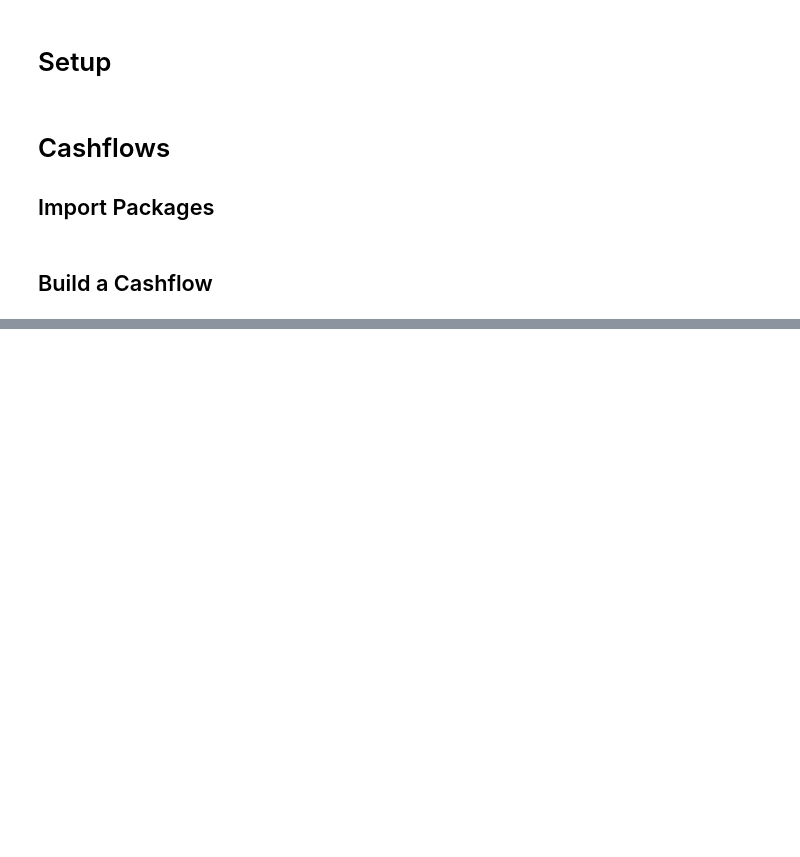
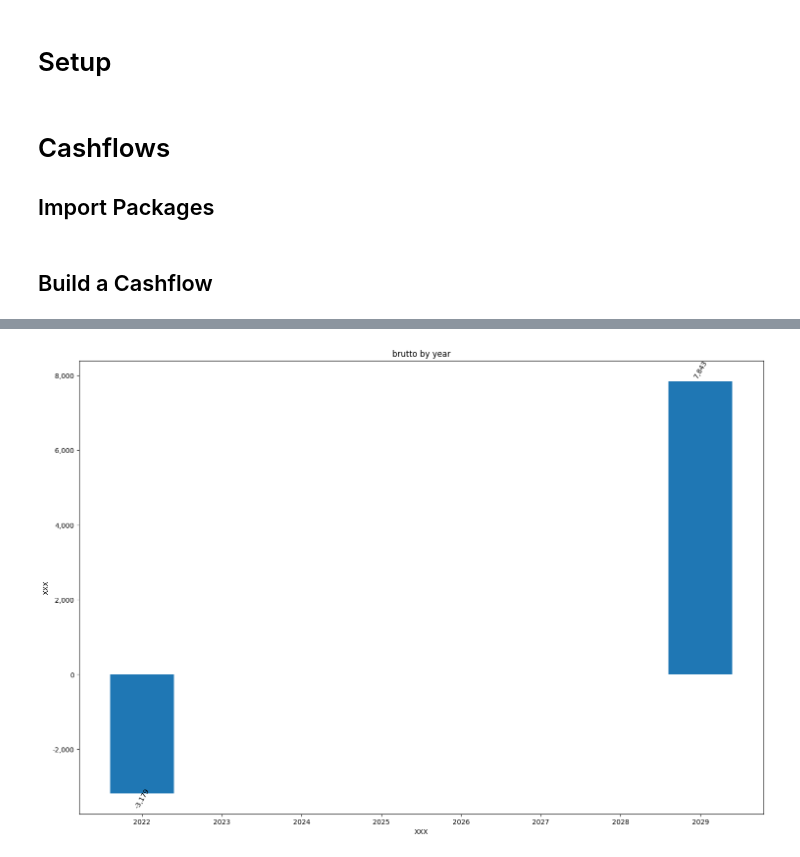
Before and after one commit to thegitofdaniel/interesting, a Jupyter notebook: notebooks/05 - Portfolio.ipynb, the cells around one changed output, grey strips where cells are left out. Saved outputs shown, nothing was run; the diff lists cells and outputs as text; code cells hidden in the pictures; blank space fills up the shorter version.

```diff
--- a/notebooks/05 - Portfolio.ipynb
+++ b/notebooks/05 - Portfolio.ipynb
@@ -62,5 +69,7 @@ portfolio.plot_fgc_risk(target="brutto")
 # %%
-portfolio.plot_issuer_by_year(target="brutto", issuer="master")
+portfolio.plot_issuer_by_year(target="brutto", issuer="banco1")
+# %% [output]
+[figure, added]
 # %%
 total_df = portfolio.total_cashflow.data
 total_df["year"]=total_df.index.year
```
Also changed, not shown: parts of 7 cells of this notebook, 9 other files.
